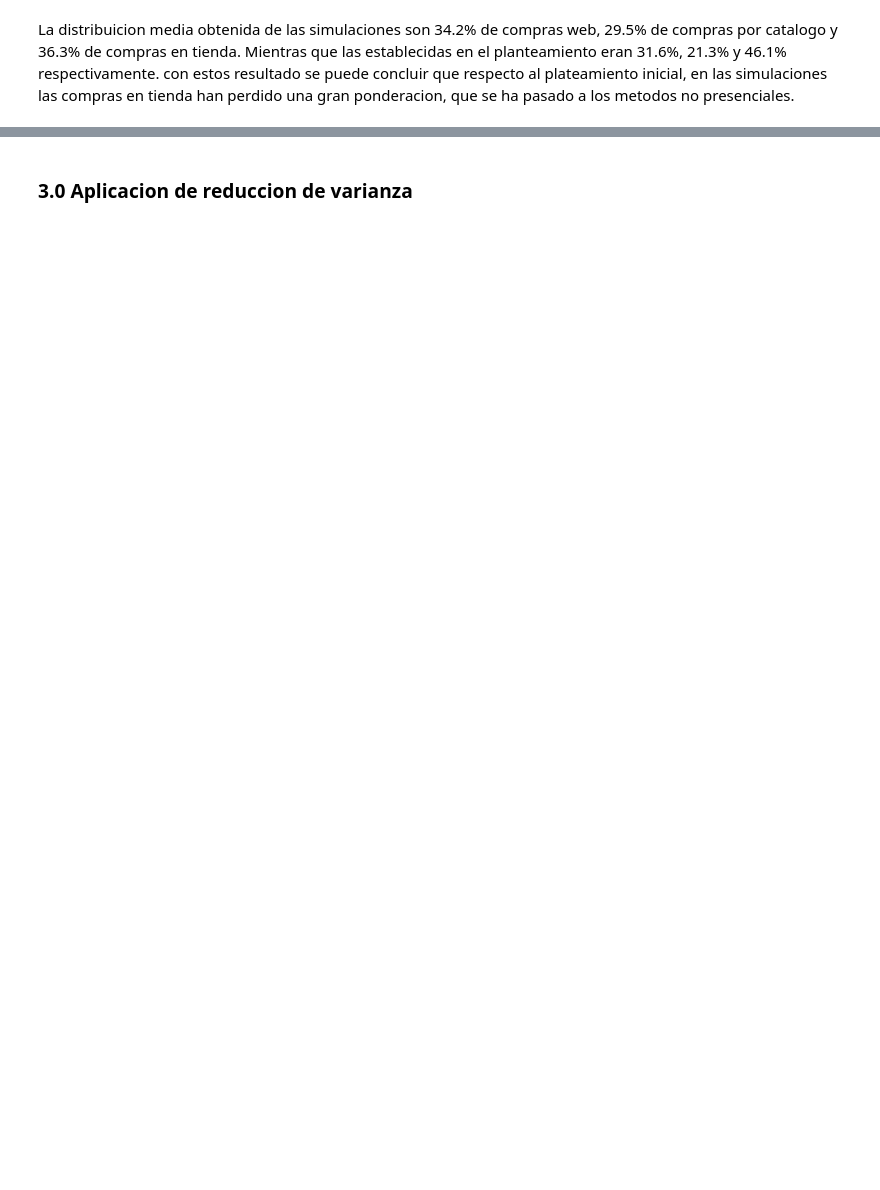
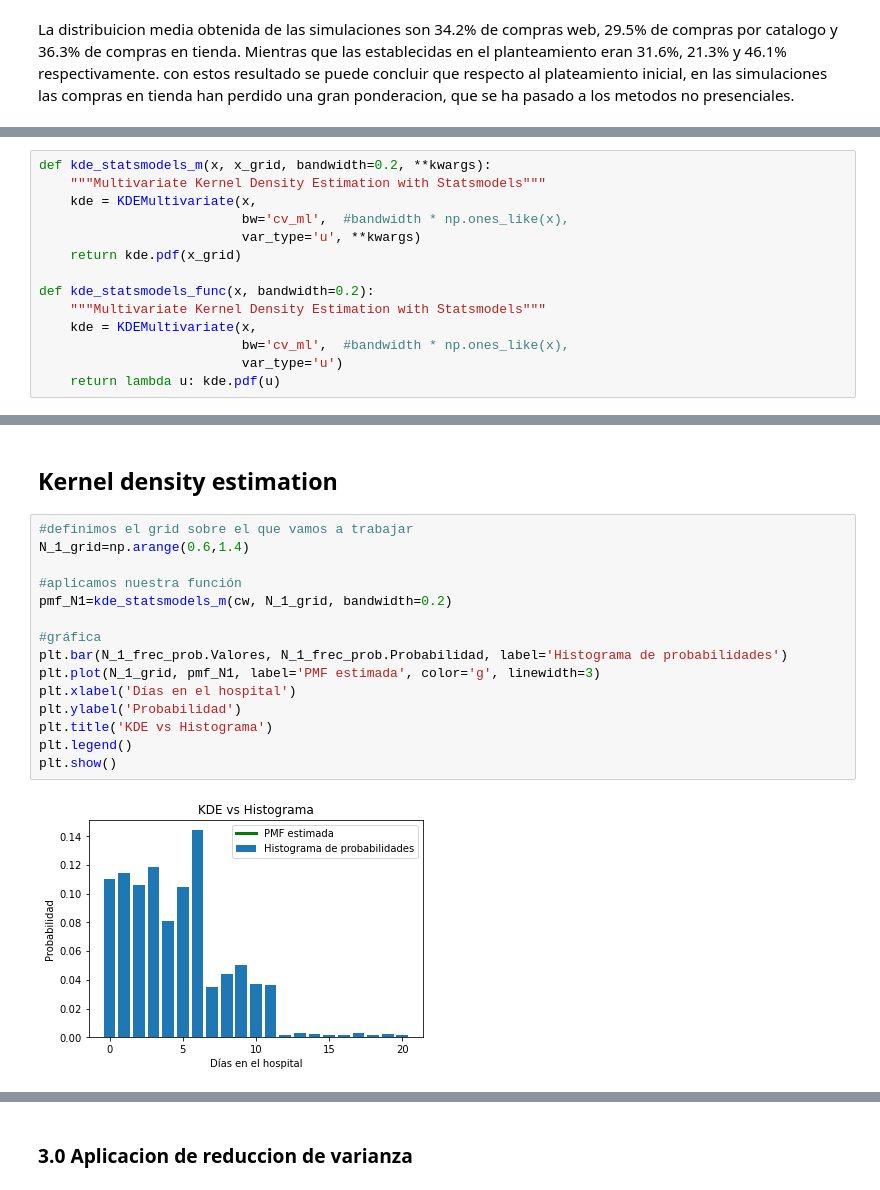
Before and after one commit to berlinpreciado21/ProyectoSimFin_CCorrales_BIPreciado_MVerea, a Jupyter notebook: PE1_BIPE_CCC_MV.ipynb, the cells around one changed output, grey strips where cells are left out. Drawn from its saved outputs; the diff is of its cells as text; blank space fills up the shorter version.

```diff
--- a/PE1_BIPE_CCC_MV.ipynb
+++ b/PE1_BIPE_CCC_MV.ipynb
@@ -288,0 +422,14 @@ La distribuicion media obtenida de las simulaciones son 34.2% de compras web, 29
+# %%
+def kde_statsmodels_m(x, x_grid, bandwidth=0.2, **kwargs):
+    """Multivariate Kernel Density Estimation with Statsmodels"""
+    kde = KDEMultivariate(x,
+                          bw='cv_ml',  #bandwidth * np.ones_like(x),
+                          var_type='u', **kwargs)
+    return kde.pdf(x_grid)
+
+def kde_statsmodels_func(x, bandwidth=0.2):
+    """Multivariate Kernel Density Estimation with Statsmodels"""
+    kde = KDEMultivariate(x,
+                          bw='cv_ml',  #bandwidth * np.ones_like(x),
+                          var_type='u')
+    return lambda u: kde.pdf(u)
@@ -288,0 +508,19 @@ La distribuicion media obtenida de las simulaciones son 34.2% de compras web, 29
+# %% [markdown]
+## Kernel density estimation
+# %%
+#definimos el grid sobre el que vamos a trabajar
+N_1_grid=np.arange(0.6,1.4)
+
+#aplicamos nuestra función
+pmf_N1=kde_statsmodels_m(cw, N_1_grid, bandwidth=0.2)
+
+#gráfica
+plt.bar(N_1_frec_prob.Valores, N_1_frec_prob.Probabilidad, label='Histograma de probabilidades')
+plt.plot(N_1_grid, pmf_N1, label='PMF estimada', color='g', linewidth=3)
+plt.xlabel('Días en el hospital')
+plt.ylabel('Probabilidad')
+plt.title('KDE vs Histograma')
+plt.legend()
+plt.show()
+# %% [output]
+[figure, added]
```
Also changed, not shown: parts of 29 cells of this notebook, 1 other file.
